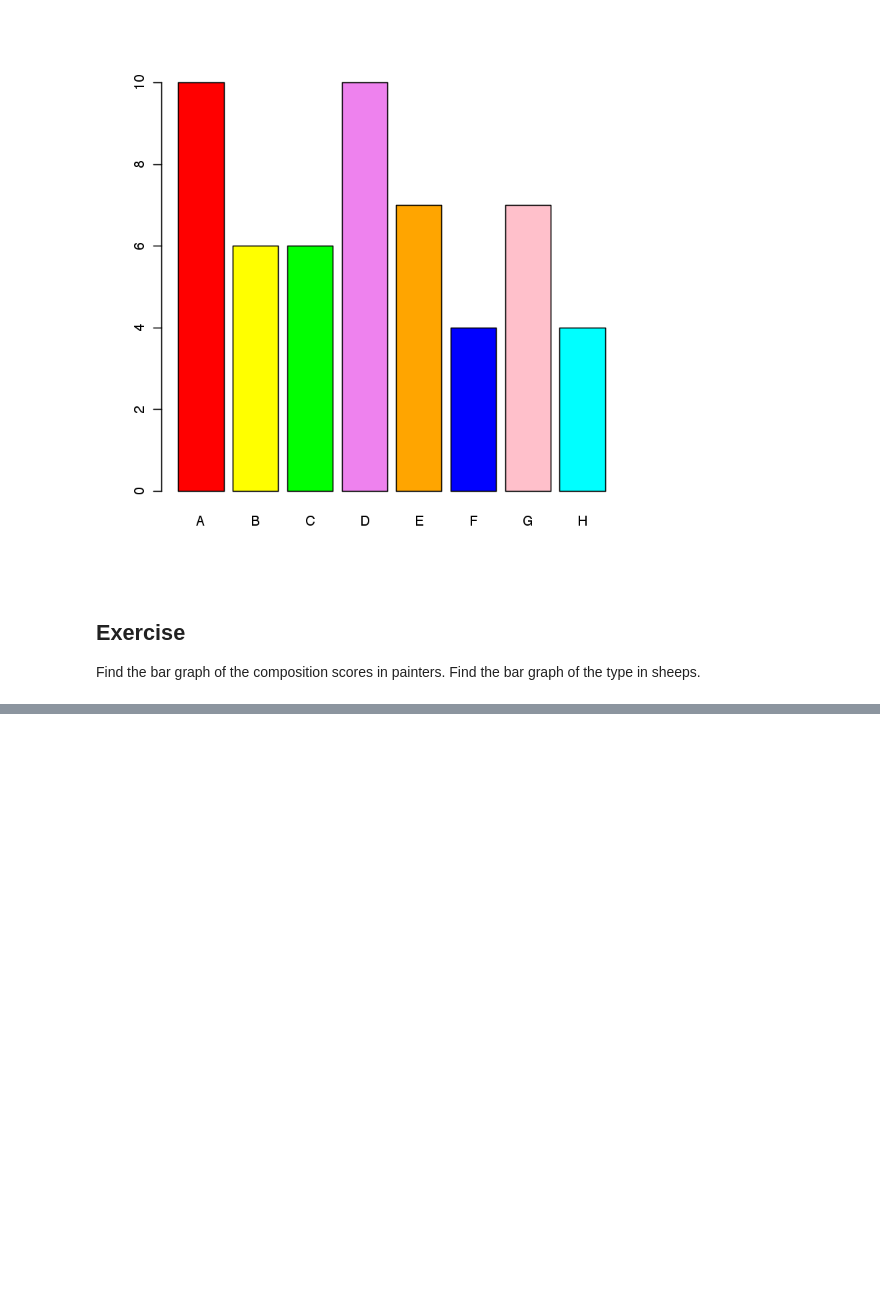
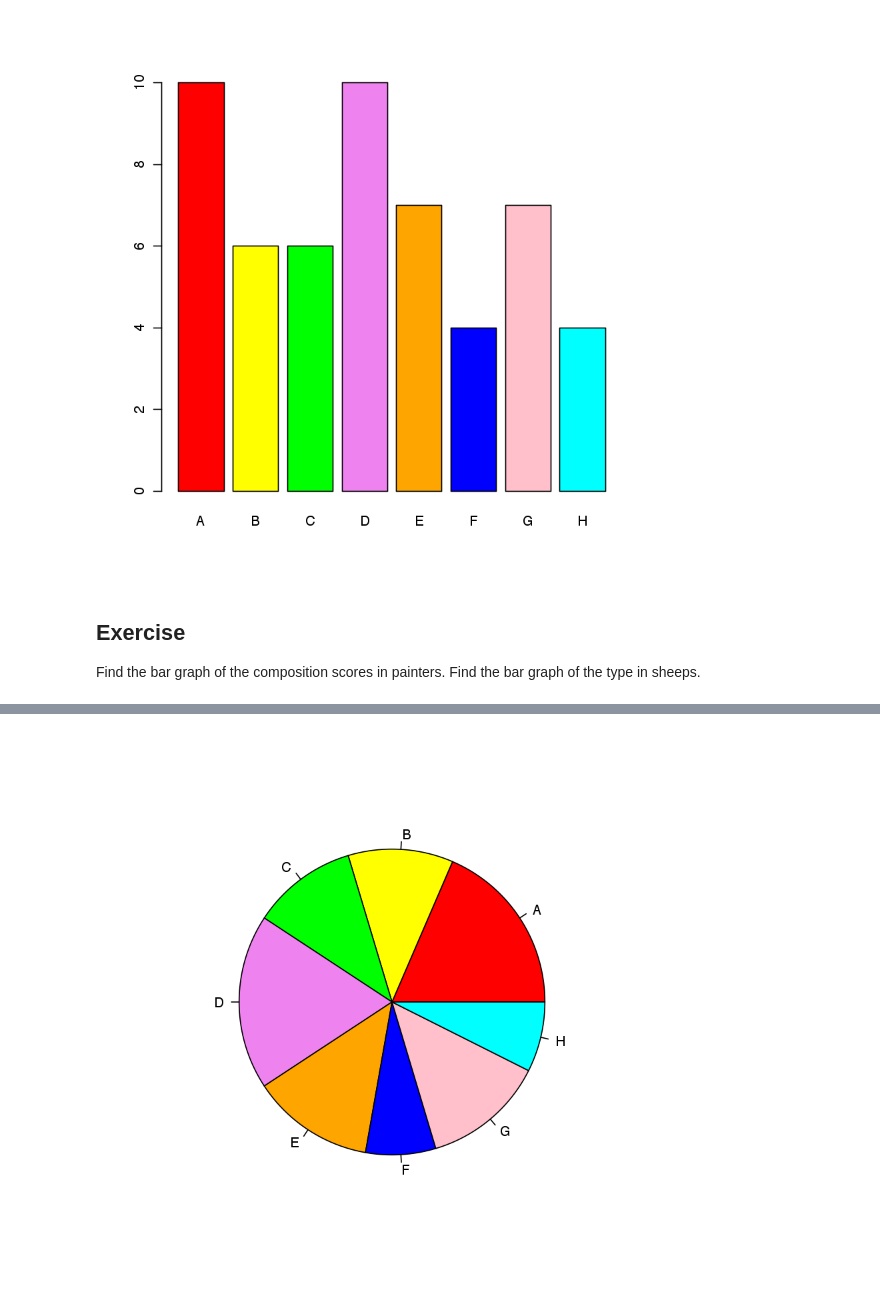
Before and after one commit to luisacutillo78/RbasicStats, a Jupyter notebook: NotebookRbasicStats1.ipynb, the cells around one changed output, grey strips where cells are left out. Drawn from its saved outputs; the diff is of its cells as text; code cells hidden in the pictures; blank space fills up the shorter version.

```diff
--- a/NotebookRbasicStats1.ipynb
+++ b/NotebookRbasicStats1.ipynb
@@ -150,0 +157,9 @@ Find the bar graph of the type in sheeps.
+# %%
+#To colorize the pie chart, we select a color palette and set it in the col argument of pie.
+
+colors = c("red", "yellow", "green", "violet",
+   "orange", "blue", "pink", "cyan")
+pie(school.freq,             # apply the pie function
+    col=colors)                # set the color palette
+# %% [output]
+[figure, added]
```
Also changed, not shown: parts of 7 cells of this notebook.
